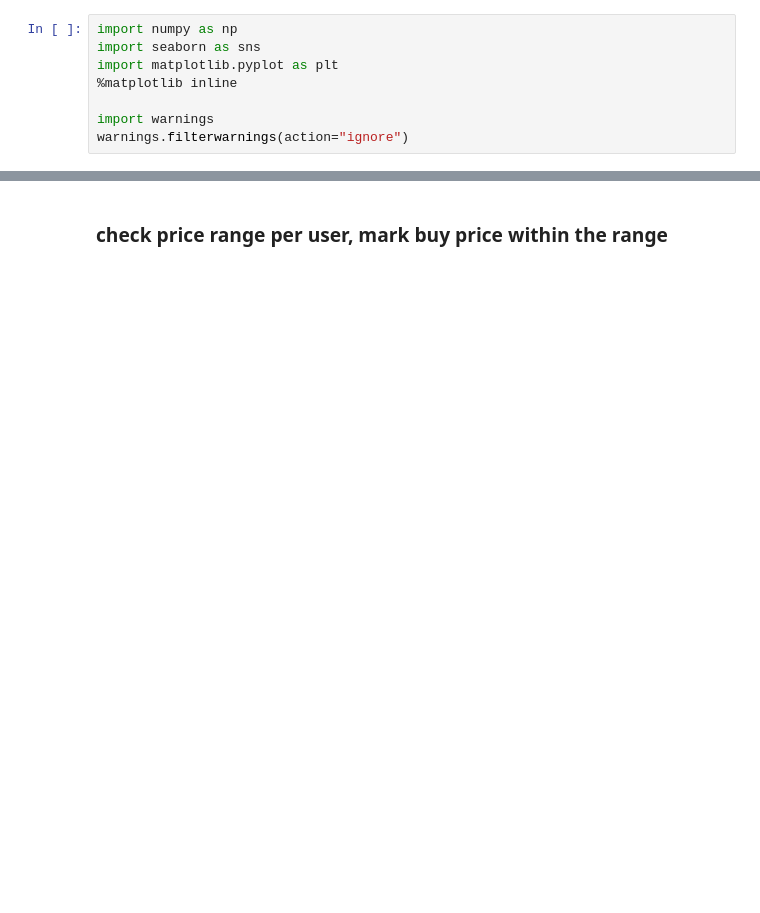
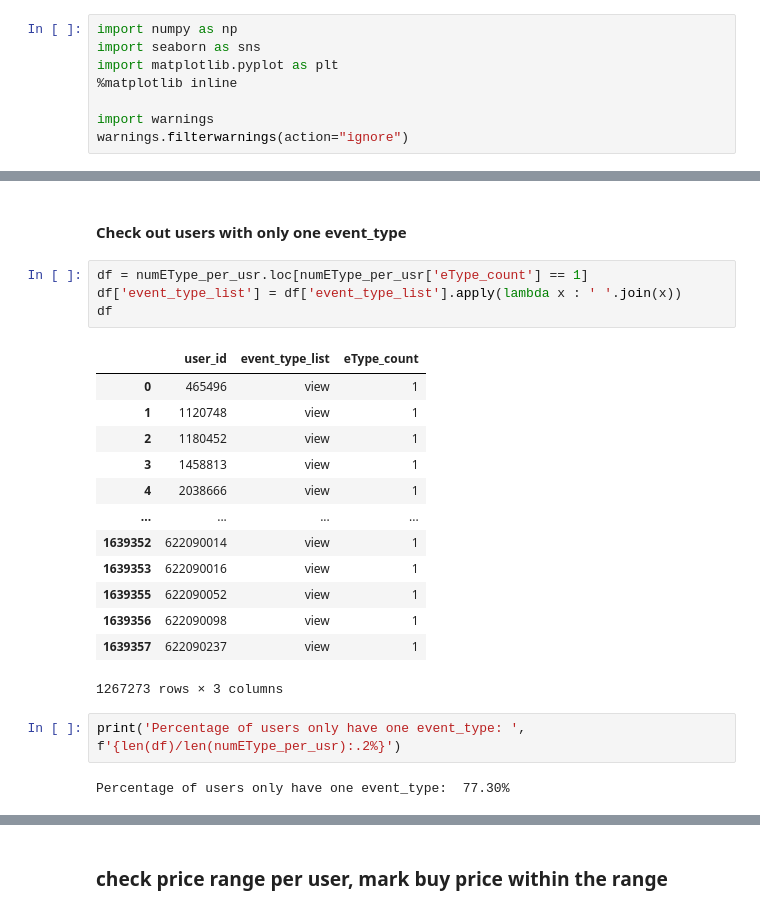
Before and after one commit to happykygo/GNN-eCommerce, a Jupyter notebook: notebooks/eda.ipynb, the cells around one changed output, grey strips where cells are left out. Cells and saved outputs as stored; diff of their text form; blank space fills up the shorter version.

```diff
--- a/notebooks/eda.ipynb
+++ b/notebooks/eda.ipynb
@@ -165,0 +222,24 @@ Name: event_type, Length: 2289812, dtype: int64
+# %% [markdown]
+#### Check out users with only one event_type
+# %%
+df = numEType_per_usr.loc[numEType_per_usr['eType_count'] == 1]
+df['event_type_list'] = df['event_type_list'].apply(lambda x : ' '.join(x))
+df
+# %% [output]
+|  | user_id | event_type_list | eType_count |
+| 0 | 465496 | view | 1 |
+| 1 | 1120748 | view | 1 |
+| 2 | 1180452 | view | 1 |
+| 3 | 1458813 | view | 1 |
+| 4 | 2038666 | view | 1 |
+| ... | ... | ... | ... |
+| 1639352 | 622090014 | view | 1 |
+| 1639353 | 622090016 | view | 1 |
+| 1639355 | 622090052 | view | 1 |
+| 1639356 | 622090098 | view | 1 |
+| 1639357 | 622090237 | view | 1 |
+1267273 rows × 3 columns
+# %%
+print('Percentage of users only have one event_type: ', f'{len(df)/len(numEType_per_usr):.2%}')
+# %% [output]
+Percentage of users only have one event_type:  77.30%
```
Also changed, not shown: parts of 42 cells of this notebook, 3 other files.
